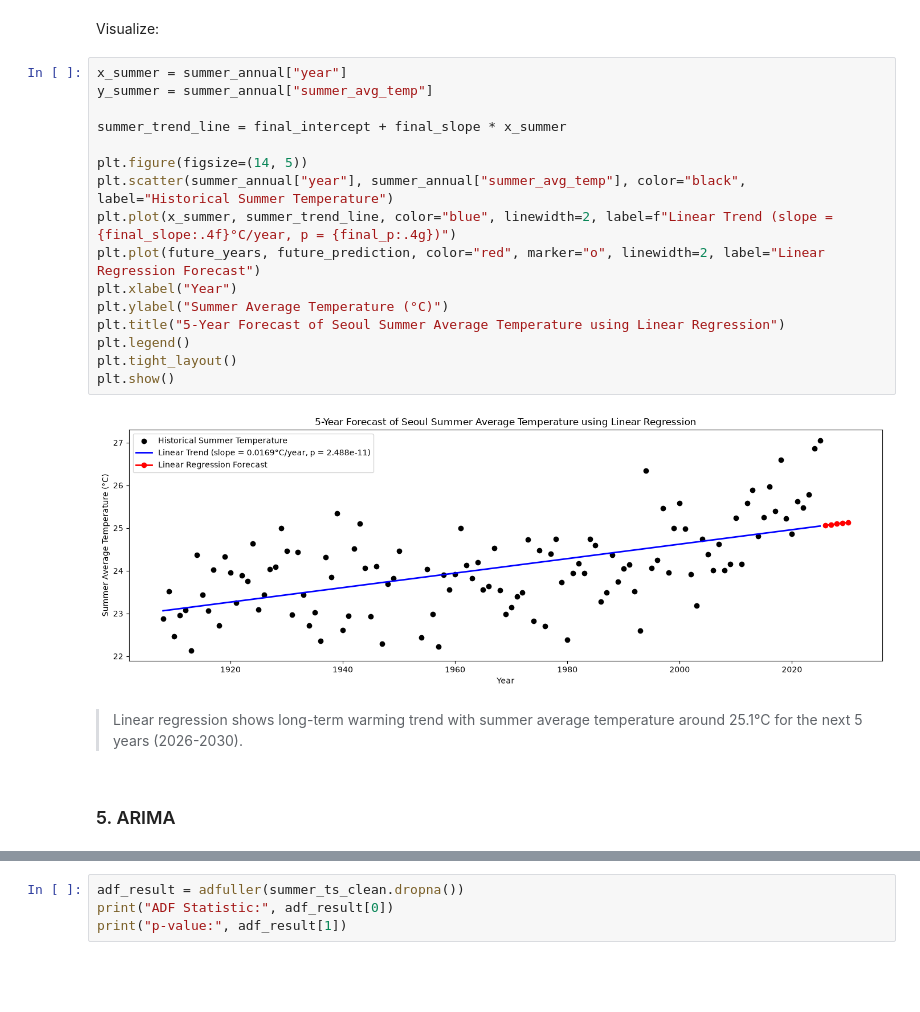
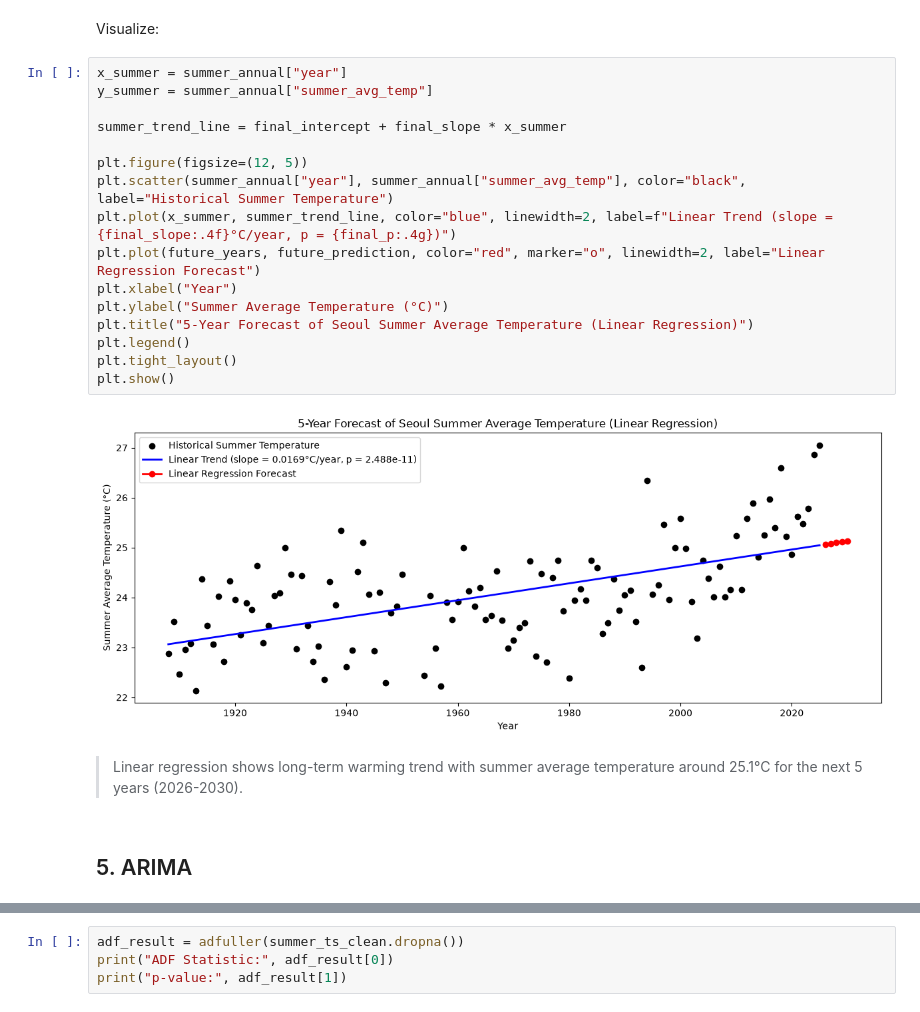
Before and after one commit to freepoincare/time-series-data-analysis, a Jupyter notebook: notebooks/5_prediction.ipynb, the cells around one changed output, grey strips where cells are left out. Drawn from its saved outputs; the diff is of its cells as text; blank space fills up the shorter version.

```diff
--- a/notebooks/5_prediction.ipynb
+++ b/notebooks/5_prediction.ipynb
@@ -229,23 +252,23 @@ Visualize:
 # %%
 x_summer = summer_annual["year"]
 y_summer = summer_annual["summer_avg_temp"]
 
 summer_trend_line = final_intercept + final_slope * x_summer
 
-plt.figure(figsize=(14, 5))
+plt.figure(figsize=(12, 5))
 plt.scatter(summer_annual["year"], summer_annual["summer_avg_temp"], color="black", label="Historical Summer Temperature")
 plt.plot(x_summer, summer_trend_line, color="blue", linewidth=2, label=f"Linear Trend (slope = {final_slope:.4f}°C/year, p = {final_p:.4g})")
 plt.plot(future_years, future_prediction, color="red", marker="o", linewidth=2, label="Linear Regression Forecast")
 plt.xlabel("Year")
 plt.ylabel("Summer Average Temperature (°C)")
-plt.title("5-Year Forecast of Seoul Summer Average Temperature using Linear Regression")
+plt.title("5-Year Forecast of Seoul Summer Average Temperature (Linear Regression)")
 plt.legend()
 plt.tight_layout()
 plt.show()
 # %% [output]
-[figure, old version]
+[figure, new version]
 # %% [markdown]
 > Linear regression shows long-term warming trend with summer average temperature around 25.1°C for the next 5 years (2026-2030).
 # %% [markdown]
-### 5. ARIMA
+## 5. ARIMA
 # %% [markdown]
```
Also changed, not shown: parts of 23 cells of this notebook.
